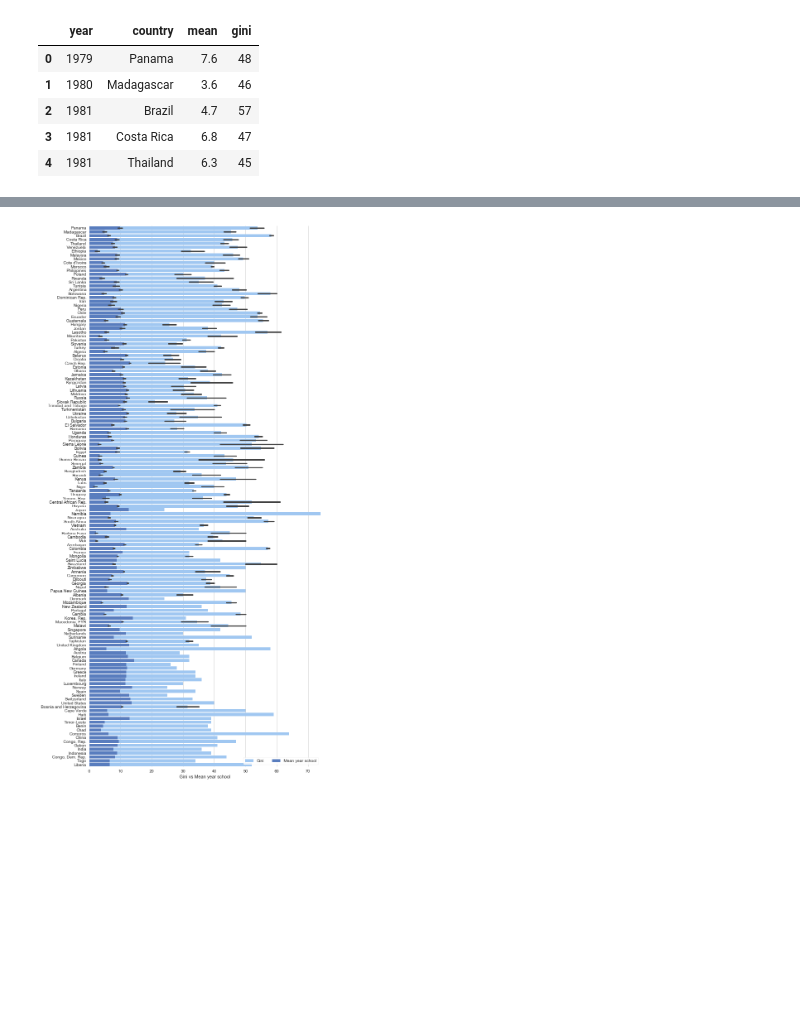
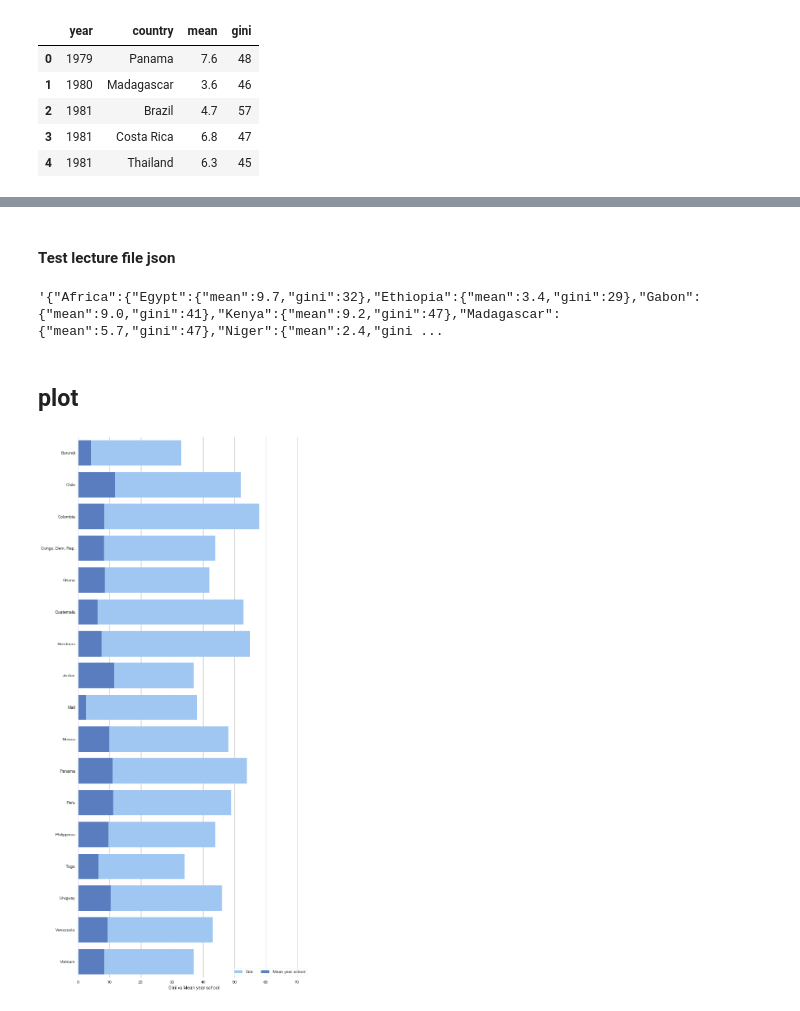
Before and after one commit to MahzadK/dataviz, a Jupyter notebook: Years in school men 25_34.ipynb, the cells around one changed output, grey strips where cells are left out. Saved outputs shown, nothing was run; the diff lists cells and outputs as text; code cells hidden in the pictures; blank space fills up the shorter version.

Commit message:
Manipulation dataframe et creation du fichier json

```diff
--- a/notebooks/Years in school men 25_34.ipynb
+++ b/Years in school men 25_34.ipynb
@@ -14,5 +22,5 @@ import numpy as np
 # %%
-DATA_PATH = os.path.abspath(os.path.join(os.pardir, "data"))
+DATA_PATH = os.path.abspath(os.path.join(os.curdir, "data"))
 GINI_FILE = "1-gini.csv"
 Year_in_school = "Years in school men 25-34.csv"
 COUNTRIES_FILE = "3-countries.csv"
@@ -252,0 +278,2 @@ max(result["gini"])
+# %%
+result_2 = pd.merge(result, countries_df,  how='left', on=['country'])
@@ -263,0 +315,3 @@ plt.show()
+# %%
+result_year = result_2[result_2["year"]=='2005']
+result_year.head()
@@ -263,0 +463,2 @@ plt.show()
+# %% [markdown]
+#### Test lecture file json
@@ -264,15 +468,21 @@ plt.show()
+# %%
+data
+# %% [output]
+'{"Africa":{"Egypt":{"mean":9.7,"gini":32},"Ethiopia":{"mean":3.4,"gini":29},"Gabon":{"mean":9.0,"gini":41},"Kenya":{"mean":9.2,"gini":47},"Madagascar":{"mean":5.7,"gini":47},"Niger":{"mean":2.4,"gini ...
+# %% [markdown]
+## plot
 # %%
 sns.set(style="whitegrid")
 f, ax = plt.subplots(figsize=(10, 24))
 sns.set_color_codes("pastel")
-sns.barplot(x="gini", y="country", data=result,label="Gini", color="b")
+sns.barplot(x="gini", y="country", data=result_year,label="Gini", color="b")
 
 sns.set_color_codes("muted")
-sns.barplot(x="mean", y="country", data=result,label="Mean year school", color="b")
+sns.barplot(x="mean", y="country", data=result_year,label="Mean year school", color="b")
 
 
 ax.legend(ncol=2, loc="lower right", frameon=True)
 ax.set(xlim=(0, max(result["gini"])), ylabel="",xlabel="Gini vs Mean year school")
 sns.despine(left=True, bottom=True)
 # %% [output]
-[figure, old version]
+[figure, new version]
```
Also changed, not shown: parts of 23 cells of this notebook, 6 other files.
